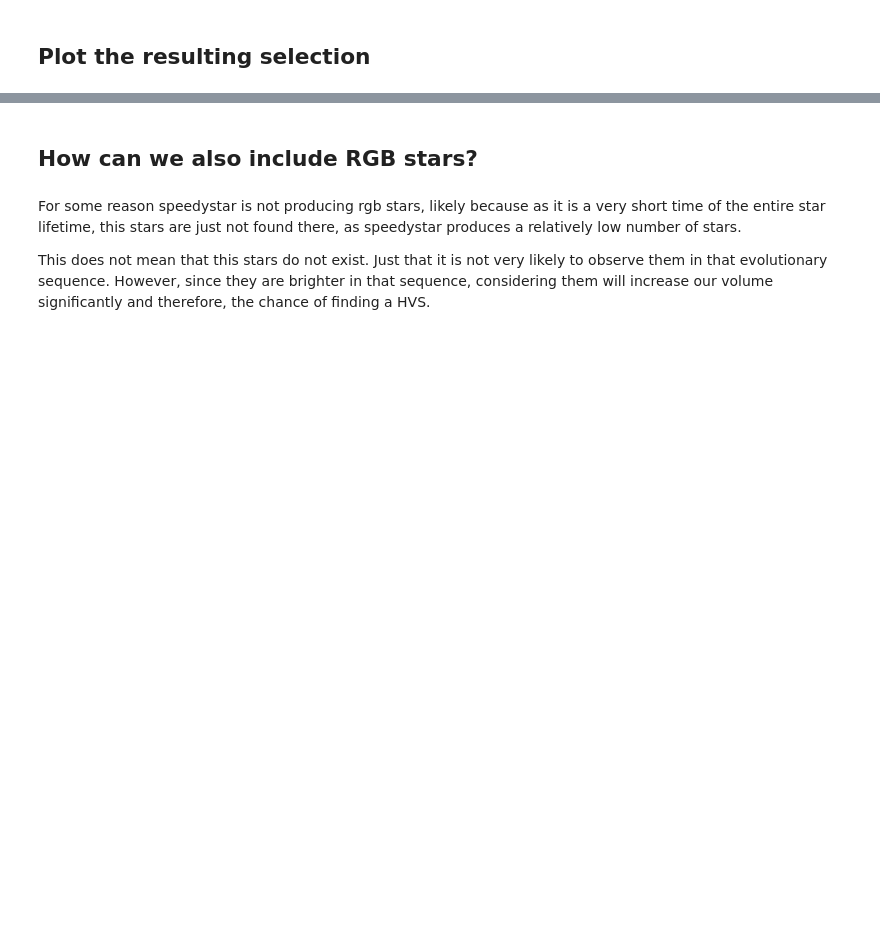
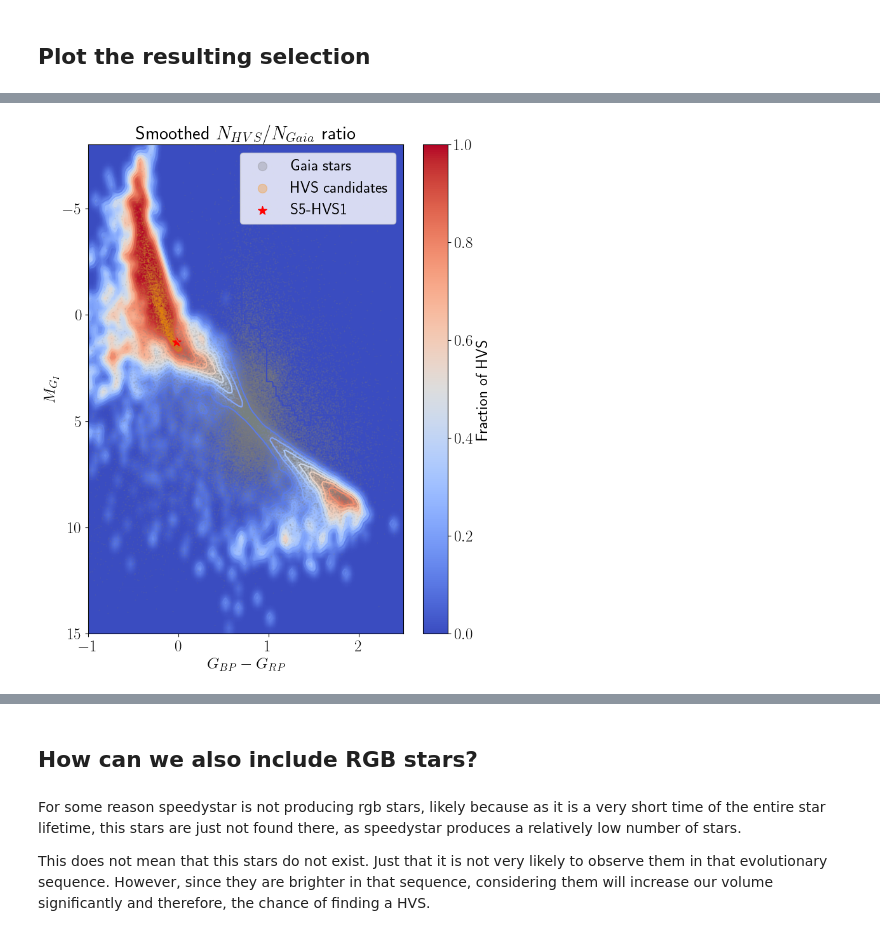
Before and after one commit to fawkez/HVS_1, a Jupyter notebook: Notebooks/developing_CMD_selection_part2.ipynb, the cells around one changed output, grey strips where cells are left out. Drawn from its saved outputs; the diff is of its cells as text; code cells hidden in the pictures; blank space fills up the shorter version.

```diff
--- a/Notebooks/developing_CMD_selection_part2.ipynb
+++ b/Notebooks/developing_CMD_selection_part2.ipynb
@@ -110,0 +208,9 @@ plt.show()
+# %%
+# get data for the star
+s5_hvs1 = Table.read('/Users/mncavieres/Documents/2024-2/HVS/Data/Gaia_tests/s5hvs1-result.fits')
+
+s5_hvs1 = extinction_correction(s5_hvs1)
+
+s5_hvs1 = implied_calculations(s5_hvs1)
+
+s5_hvs1['implied_M_g_corr'] = compute_absolute_magntiude(s5_hvs1['G_corr'], 1000/s5_hvs1['implied_parallax'],[0])
@@ -110,0 +222,57 @@ plt.show()
+# %%
+# plot the selection with S5-HVS1
+# Define levels for the contour
+contour_levels = np.linspace(Z_smooth_oversampled.min(), Z_smooth_oversampled.max(), 10)
+
+# Create figure
+plt.figure(figsize=(8, 10))
+
+# Plot the scatter data (optional)
+plt.scatter(
+    gaia_data_big_good_parallax['bp_rp_corr'], gaia_data_big_good_parallax['implied_M_g_corr'],
+    s=0.1, alpha=0.3, color='gray', label='Gaia stars'
+)
+plt.scatter(
+    filtered_df_test['bp_rp_corr'], filtered_df_test['implied_M_g_corr'],
+    s=0.1, color='darkorange', alpha=0.3, label='HVS candidates'
+)
+
+# plot S5 HVS1
+plt.scatter(s5_hvs1['bp_rp_corr'], s5_hvs1['implied_M_g_corr'], s=100, color='red', label='S5-HVS1', marker='*')
+
+
+
+cmap_name = 'coolwarm'
+
+# Generate the contour plot from the oversampled, smoothed data
+contour_lines = plt.contour(
+    X_grid_new, Y_grid_new, Z_smooth_oversampled,
+    levels=contour_levels, cmap=cmap_name, vmin=0, vmax=1
+)
+extent = [x_bins[0], x_bins[-1], y_bins[0], y_bins[-1]]
+plt.imshow(Z_smooth_oversampled, extent=extent, origin='lower', aspect='auto', cmap=cmap_name, vmin=0, vmax=1)
+
+# Add a colorbar
+norm = mcolors.Normalize(vmin=0, vmax=1)
+sm = cm.ScalarMappable(norm=norm, cmap=cmap_name)
+
+# make legend handles big
+
+
+
+
+plt.colorbar(sm, label='Fraction of HVS', ax=plt.gca())
+plt.xlim(-1, 2.5)
+plt.ylim(15, -8)
+plt.xlabel('$G_{BP} - G_{RP}$')
+plt.ylabel('$M_{G_I}$')
+plt.title('Smoothed $N_{HVS}$/$N_{Gaia}$ ratio')
+lgnd = plt.legend(loc = 'upper right', markerscale = 10)
+for handle in lgnd.legend_handles:
+    handle.set_sizes([100])
+
+
+
+plt.show()
+# %% [output]
+[figure, added]
```
Also changed, not shown: parts of 14 cells of this notebook, 14 other files.
